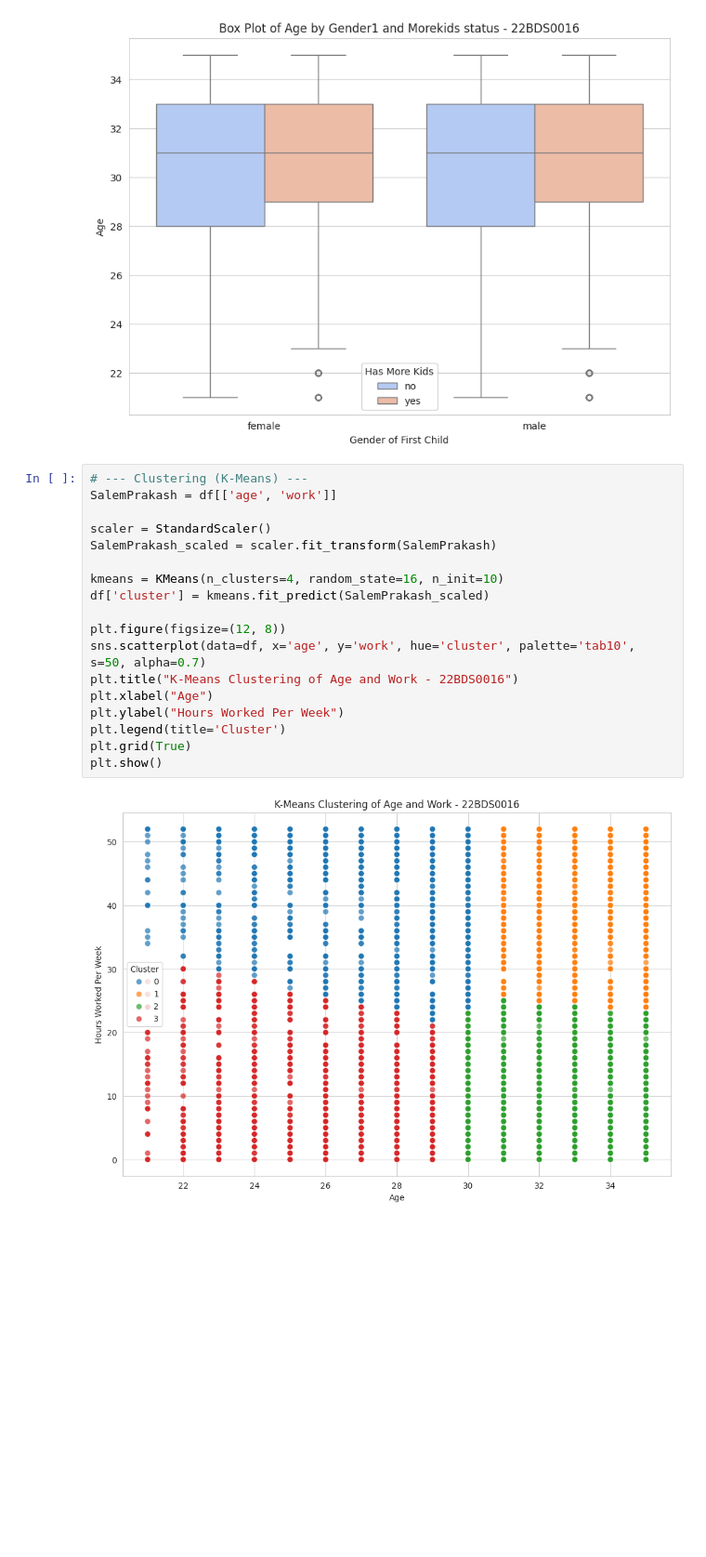
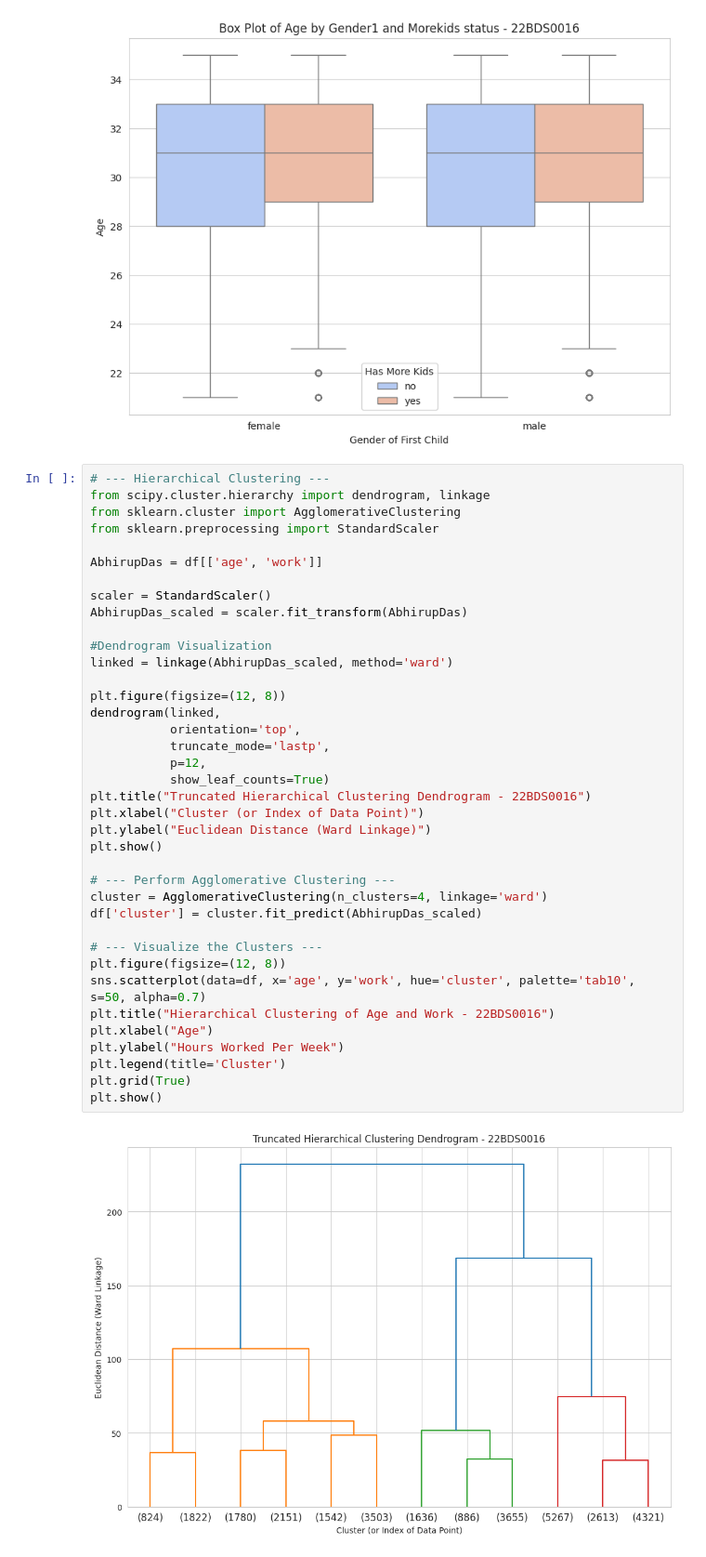
Before and after one commit to abhir00p/22BDS0016-EDA, a Jupyter notebook: 22BDS0016.ipynb, the cells around one changed output. Shown at 93% size. Cells and saved outputs as stored; diff of their text form; blank space fills up the shorter version.

```diff
--- a/22BDS0016.ipynb
+++ b/22BDS0016.ipynb
@@ -404,22 +404,42 @@ plt.show()
 # %% [output]
 [figure]
 # %%
-# --- Clustering (K-Means) ---
-SalemPrakash = df[['age', 'work']]
+# --- Hierarchical Clustering ---
+from scipy.cluster.hierarchy import dendrogram, linkage
+from sklearn.cluster import AgglomerativeClustering
+from sklearn.preprocessing import StandardScaler
+
+AbhirupDas = df[['age', 'work']]
 
 scaler = StandardScaler()
-SalemPrakash_scaled = scaler.fit_transform(SalemPrakash)
+AbhirupDas_scaled = scaler.fit_transform(AbhirupDas)
 
-kmeans = KMeans(n_clusters=4, random_state=16, n_init=10)
-df['cluster'] = kmeans.fit_predict(SalemPrakash_scaled)
+#Dendrogram Visualization
+linked = linkage(AbhirupDas_scaled, method='ward')
 
 plt.figure(figsize=(12, 8))
+dendrogram(linked,
+           orientation='top',
+           truncate_mode='lastp',
+           p=12,
+           show_leaf_counts=True)
+plt.title("Truncated Hierarchical Clustering Dendrogram - 22BDS0016")
+plt.xlabel("Cluster (or Index of Data Point)")
+plt.ylabel("Euclidean Distance (Ward Linkage)")
+plt.show()
+
+# --- Perform Agglomerative Clustering ---
+cluster = AgglomerativeClustering(n_clusters=4, linkage='ward')
+df['cluster'] = cluster.fit_predict(AbhirupDas_scaled)
+
+# --- Visualize the Clusters ---
+plt.figure(figsize=(12, 8))
 sns.scatterplot(data=df, x='age', y='work', hue='cluster', palette='tab10', s=50, alpha=0.7)
-plt.title("K-Means Clustering of Age and Work - 22BDS0016")
+plt.title("Hierarchical Clustering of Age and Work - 22BDS0016")
 plt.xlabel("Age")
 plt.ylabel("Hours Worked Per Week")
 plt.legend(title='Cluster')
 plt.grid(True)
 plt.show()
 # %% [output]
-[figure, old version]
+[figure, new version]
```
Also changed, not shown: parts of 1 cell of this notebook.
